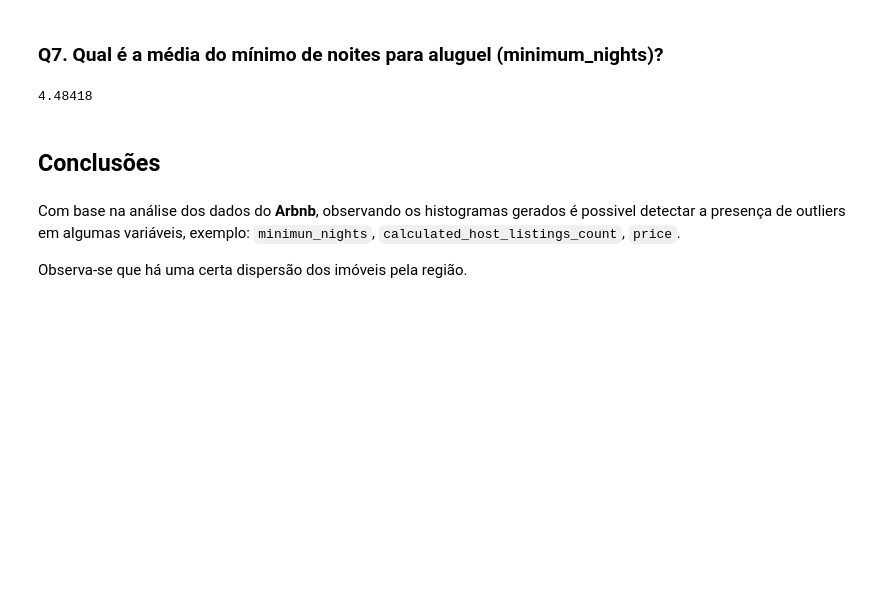
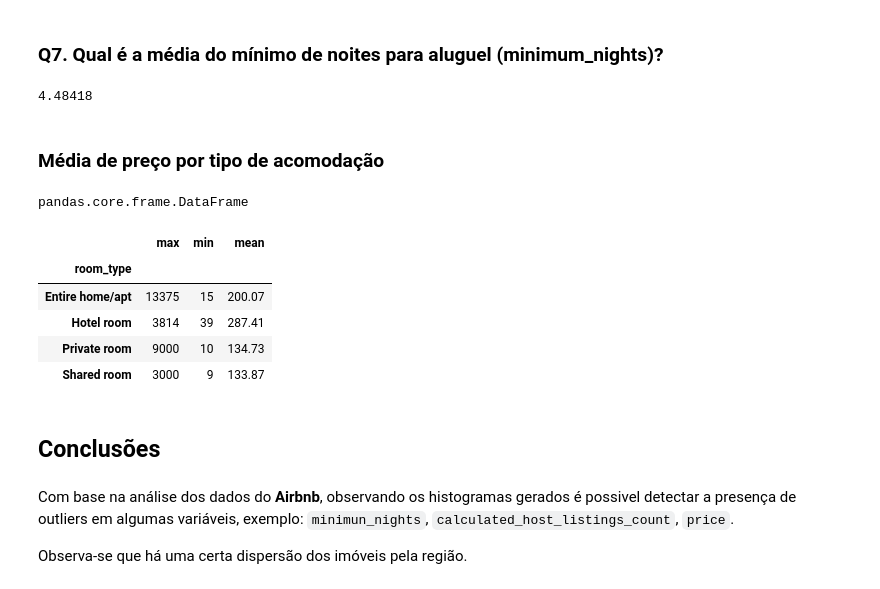
Before and after one commit to DevLeoo/florence-airbnb-analysis, a Jupyter notebook: Florença_Analisando_os_Dados_do_Airbnb.ipynb, the cells around one changed output. Cells and saved outputs as stored; diff of their text form; code cells hidden in the pictures; blank space fills up the shorter version.

```diff
--- a/Florença_Analisando_os_Dados_do_Airbnb.ipynb
+++ b/Florença_Analisando_os_Dados_do_Airbnb.ipynb
@@ -216,9 +219,28 @@ mean = "{:.5f}".format(df.minimum_nights.mean())
 display(float(mean))
 # %% [output]
 4.48418
+# %% [markdown]
+### **Média de preço por tipo de acomodação**
+# %%
+# ver a quantidade maxima, minima e a media de preço por tipo de quarto
+price_statistic = df.groupby("room_type")["price"].aggregate(['max', 'min', 'mean'])
+
+# formatar decimais para duas casas
+display(type(price_statistic))
+
+price_statistic.loc[:, 'mean']= price_statistic["mean"].apply(lambda x: round(x, 2))
+price_statistic
+# %% [output]
+pandas.core.frame.DataFrame
+|  | max | min | mean |
+| room_type |  |  |  |
+| Entire home/apt | 13375 | 15 | 200.07 |
+| Hotel room | 3814 | 39 | 287.41 |
+| Private room | 9000 | 10 | 134.73 |
+| Shared room | 3000 | 9 | 133.87 |
 # %% [markdown]
 ## Conclusões
 # %% [markdown]
-Com base na análise dos dados do **Arbnb**, observando os histogramas gerados é possivel detectar a presença de outliers em algumas variáveis, exemplo: `minimun_nights`, `calculated_host_listings_count`, `price`.
+Com base na análise dos dados do **Airbnb**, observando os histogramas gerados é possivel detectar a presença de outliers em algumas variáveis, exemplo: `minimun_nights`, `calculated_host_listings_count`, `price`.
 
 Observa-se que  há uma certa dispersão dos imóveis pela região.
```
Also changed, not shown: parts of 3 cells of this notebook.
